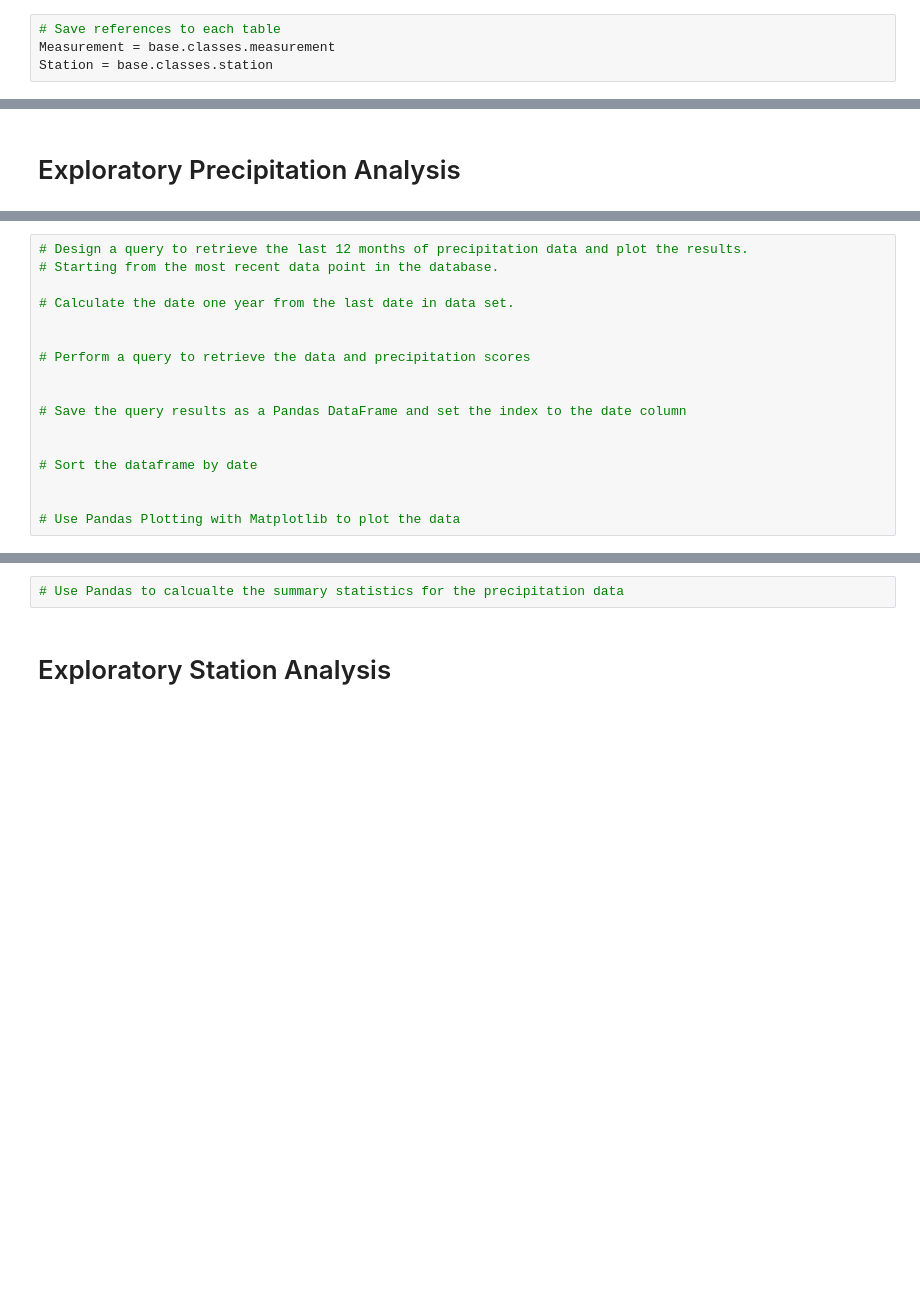
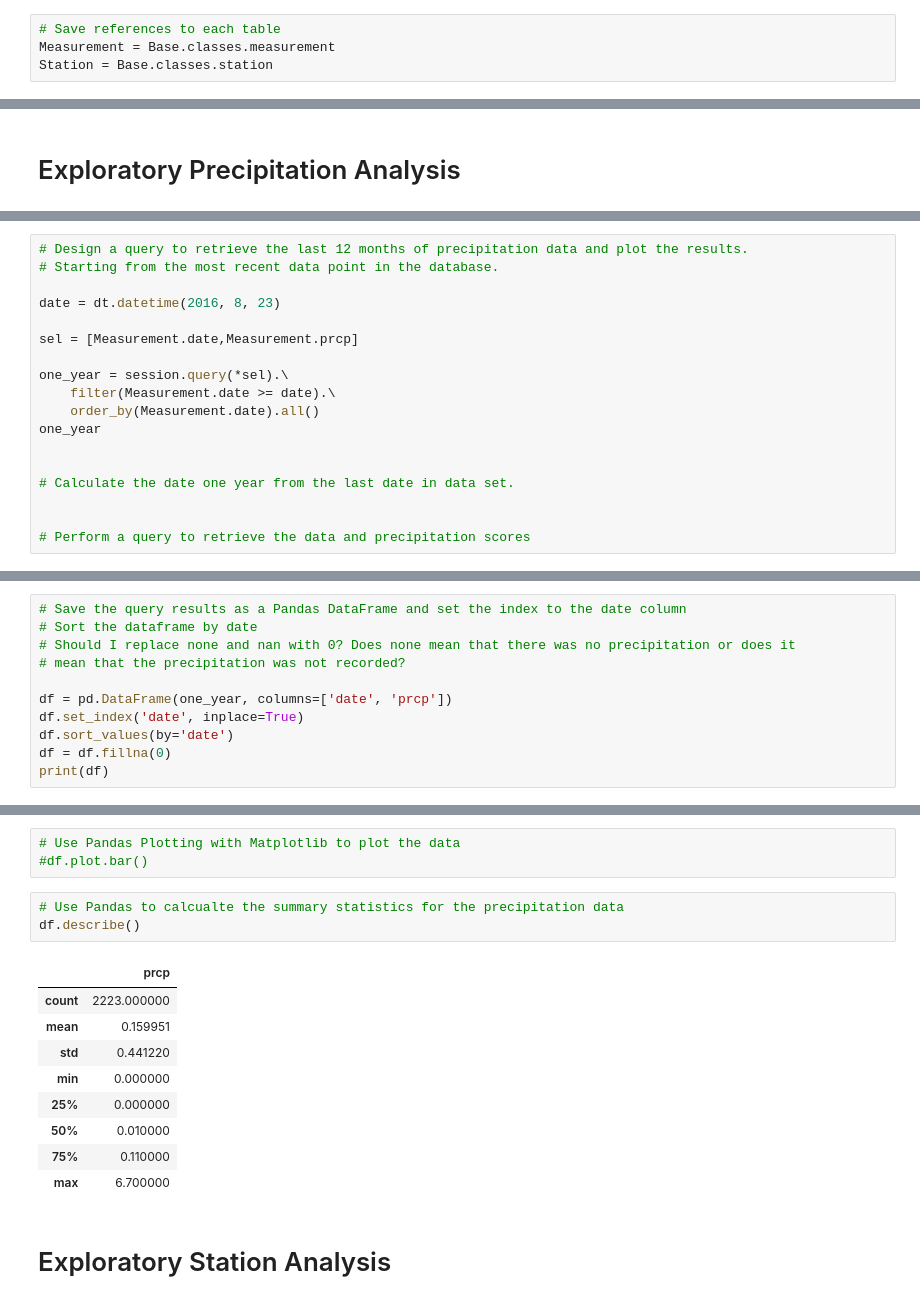
Before and after one commit to norojordan/sqlalchemy-challenge, a Jupyter notebook: climate_starter.ipynb, the cells around one changed output, grey strips where cells are left out. Drawn from its saved outputs; the diff is of its cells as text; blank space fills up the shorter version.

Commit message:
precipitation analysis started

```diff
--- a/climate_starter.ipynb
+++ b/climate_starter.ipynb
@@ -31,4 +47,4 @@ Base.classes.keys()
 # %%
 # Save references to each table
-Measurement = base.classes.measurement
-Station = base.classes.station
+Measurement = Base.classes.measurement
+Station = Base.classes.station
@@ -42,17 +95,18 @@ session = Session(engine)
 # %%
 # Design a query to retrieve the last 12 months of precipitation data and plot the results.
 # Starting from the most recent data point in the database.
+
+date = dt.datetime(2016, 8, 23)
+
+sel = [Measurement.date,Measurement.prcp]
+
+one_year = session.query(*sel).\
+    filter(Measurement.date >= date).\
+    order_by(Measurement.date).all()
+one_year
+
 
 # Calculate the date one year from the last date in data set.
 
 
 # Perform a query to retrieve the data and precipitation scores
-
-
-# Save the query results as a Pandas DataFrame and set the index to the date column
-
-
-# Sort the dataframe by date
-
-
-# Use Pandas Plotting with Matplotlib to plot the data
@@ -58,0 +131,11 @@ session = Session(engine)
+# %%
+# Save the query results as a Pandas DataFrame and set the index to the date column
+# Sort the dataframe by date
+# Should I replace none and nan with 0? Does none mean that there was no precipitation or does it
+# mean that the precipitation was not recorded?
+
+df = pd.DataFrame(one_year, columns=['date', 'prcp'])
+df.set_index('date', inplace=True)
+df.sort_values(by='date')
+df = df.fillna(0)
+print(df)
@@ -59,5 +158,19 @@ session = Session(engine)
+# %%
+# Use Pandas Plotting with Matplotlib to plot the data
+#df.plot.bar()
 # %%
 # Use Pandas to calcualte the summary statistics for the precipitation data
+df.describe()
+# %% [output]
+|  | prcp |
+| count | 2223.000000 |
+| mean | 0.159951 |
+| std | 0.441220 |
+| min | 0.000000 |
+| 25% | 0.000000 |
+| 50% | 0.010000 |
+| 75% | 0.110000 |
+| max | 6.700000 |
 # %% [markdown]
 # Exploratory Station Analysis
 # %%
```
Also changed, not shown: parts of 10 cells of this notebook.
